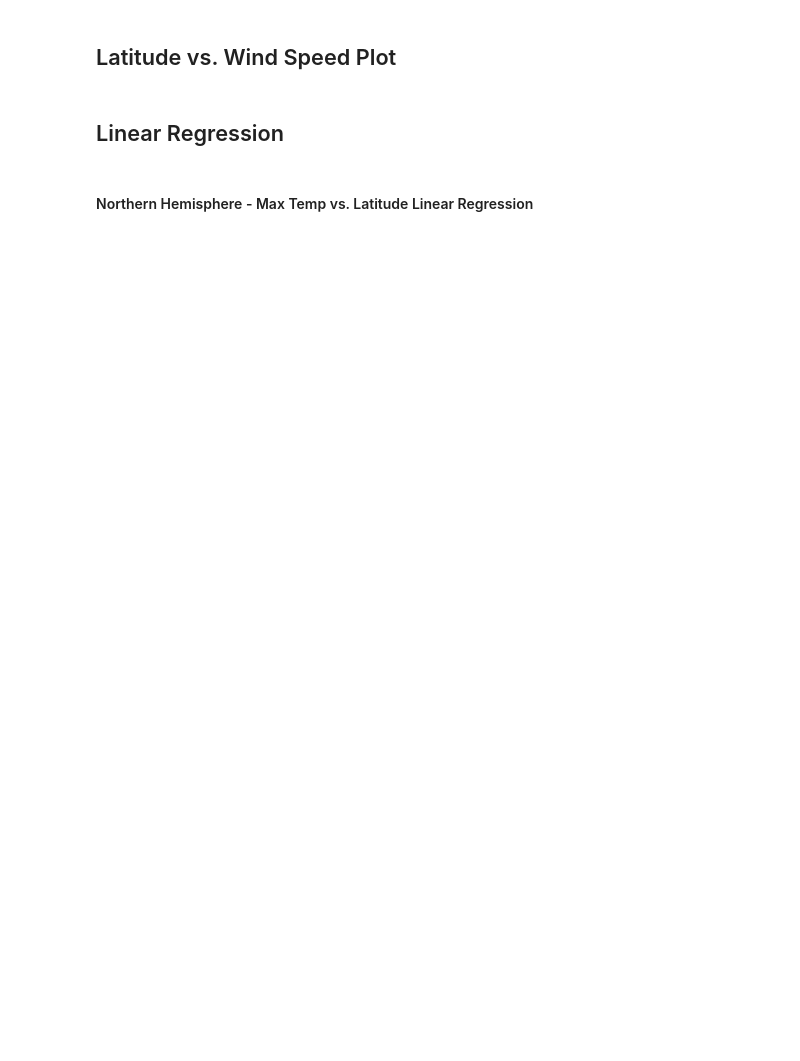
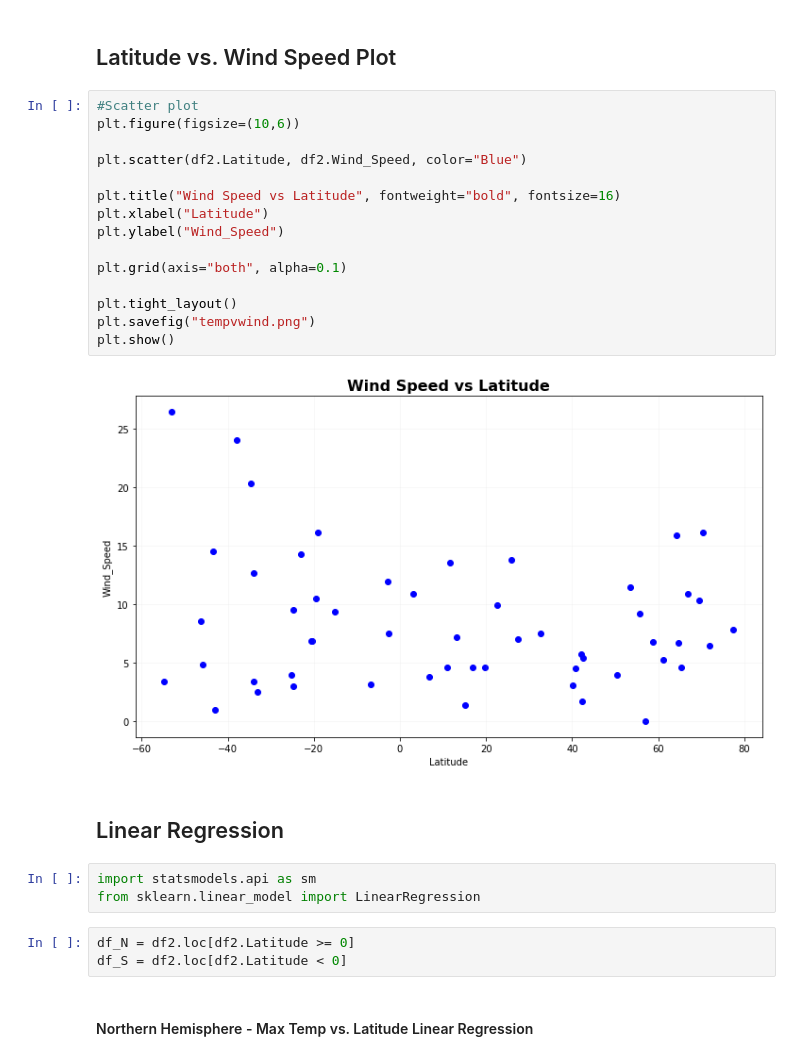
Before and after one commit to bekhemhorne/SMU_HOMEWORK09, a Jupyter notebook: 06-Python-APIs/Submissions/starter_code/WeatherPy-BH.ipynb, the cells around one changed output. Saved outputs shown, nothing was run; the diff lists cells and outputs as text; blank space fills up the shorter version.

```diff
--- a/06-Python-APIs/Submissions/starter_code/WeatherPy-BH.ipynb
+++ b/06-Python-APIs/Submissions/starter_code/WeatherPy-BH.ipynb
@@ -316,6 +428,29 @@ Skip this step if there are no cities that have humidity > 100%.
 # %% [markdown]
 ## Latitude vs. Wind Speed Plot
+# %%
+#Scatter plot
+plt.figure(figsize=(10,6))
+
+plt.scatter(df2.Latitude, df2.Wind_Speed, color="Blue")
+
+plt.title("Wind Speed vs Latitude", fontweight="bold", fontsize=16)
+plt.xlabel("Latitude")
+plt.ylabel("Wind_Speed")
+
+plt.grid(axis="both", alpha=0.1)
+
+plt.tight_layout()
+plt.savefig("tempvwind.png")
+plt.show()
+# %% [output]
+[figure, added]
 # %% [markdown]
 ## Linear Regression
+# %%
+import statsmodels.api as sm
+from sklearn.linear_model import LinearRegression
+# %%
+df_N = df2.loc[df2.Latitude >= 0]
+df_S = df2.loc[df2.Latitude < 0]
 # %% [markdown]
 ####  Northern Hemisphere - Max Temp vs. Latitude Linear Regression
```
Also changed, not shown: parts of 22 cells of this notebook, 12 other files.
